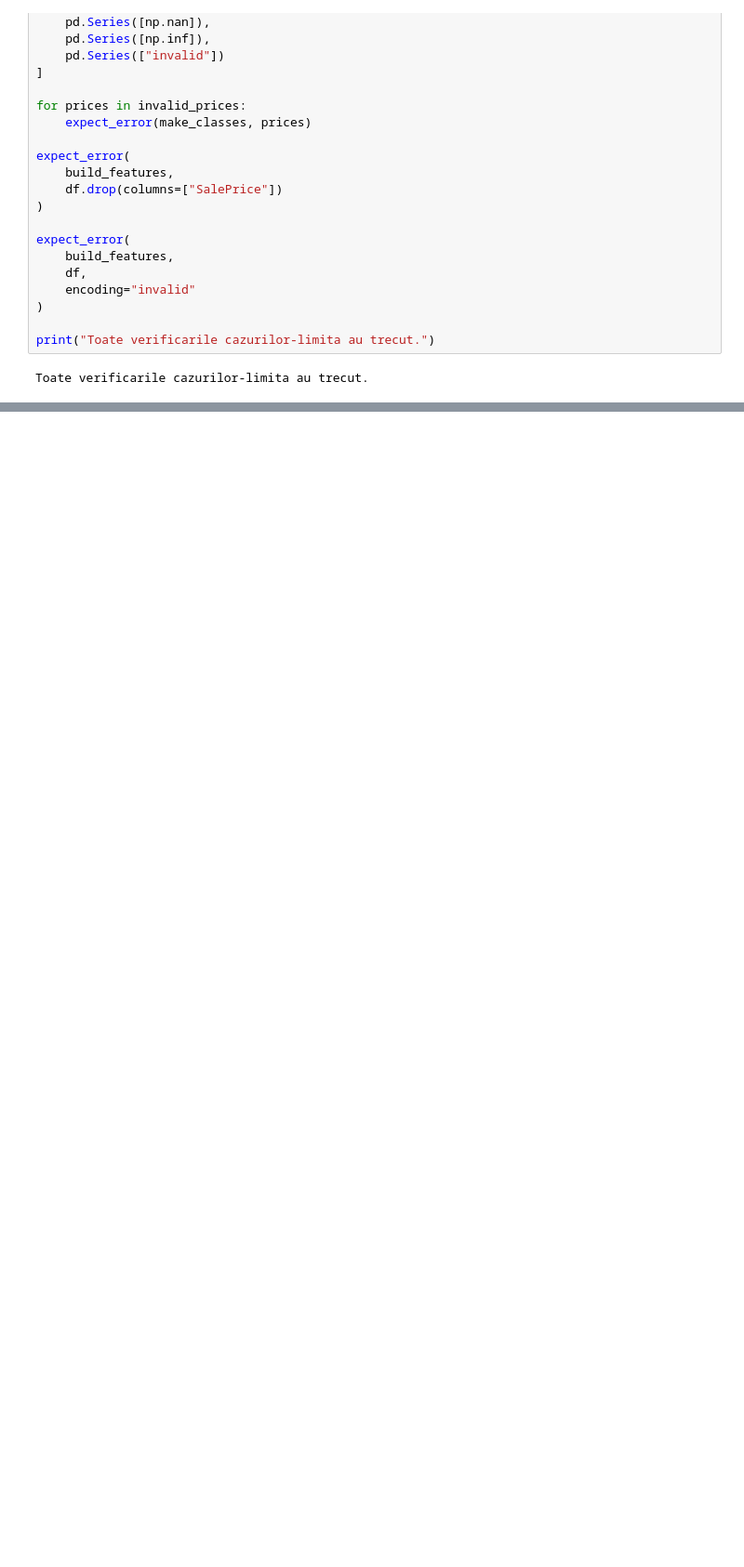
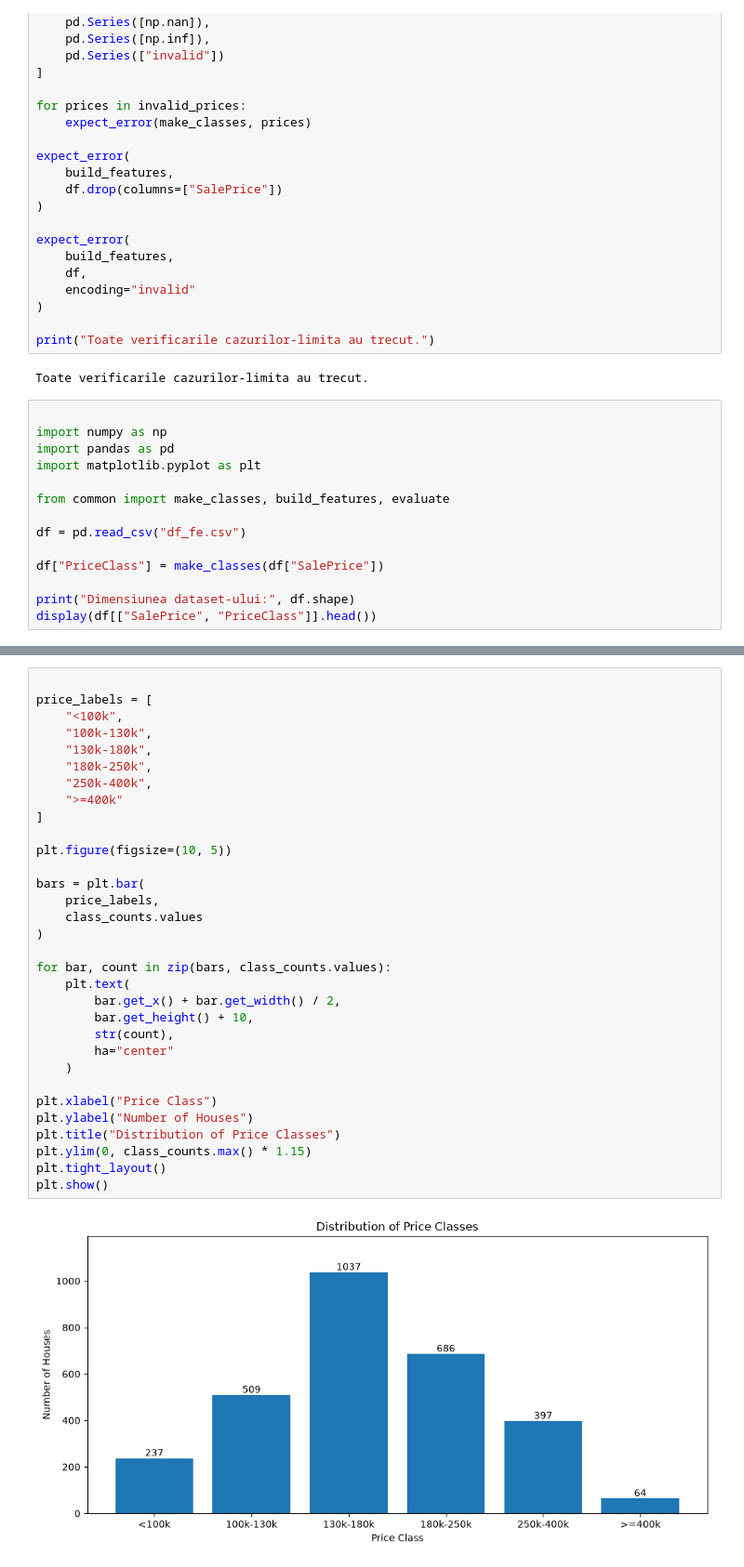
Before and after one commit to IuliaGalan/ames-housing-ML, a Jupyter notebook: data_validation.ipynb, the cells around one changed output, grey strips where cells are left out. Shown at 93% size. Cells and saved outputs as stored; diff of their text form; blank space fills up the shorter version.

```diff
--- a/data_validation.ipynb
+++ b/data_validation.ipynb
@@ -281,3 +281,17 @@ expect_error(
 print("Toate verificarile cazurilor-limita au trecut.")
 # %% [output]
 Toate verificarile cazurilor-limita au trecut.
+# %%
+
+import numpy as np
+import pandas as pd
+import matplotlib.pyplot as plt
+
+from common import make_classes, build_features, evaluate
+
+df = pd.read_csv("df_fe.csv")
+
+df["PriceClass"] = make_classes(df["SalePrice"])
+
+print("Dimensiunea dataset-ului:", df.shape)
+display(df[["SalePrice", "PriceClass"]].head())
@@ -283,0 +342,34 @@ Toate verificarile cazurilor-limita au trecut.
+# %%
+
+price_labels = [
+    "<100k",
+    "100k-130k",
+    "130k-180k",
+    "180k-250k",
+    "250k-400k",
+    ">=400k"
+]
+
+plt.figure(figsize=(10, 5))
+
+bars = plt.bar(
+    price_labels,
+    class_counts.values
+)
+
+for bar, count in zip(bars, class_counts.values):
+    plt.text(
+        bar.get_x() + bar.get_width() / 2,
+        bar.get_height() + 10,
+        str(count),
+        ha="center"
+    )
+
+plt.xlabel("Price Class")
+plt.ylabel("Number of Houses")
+plt.title("Distribution of Price Classes")
+plt.ylim(0, class_counts.max() * 1.15)
+plt.tight_layout()
+plt.show()
+# %% [output]
+[figure, added]
```
Also changed, not shown: parts of 41 cells of this notebook.
